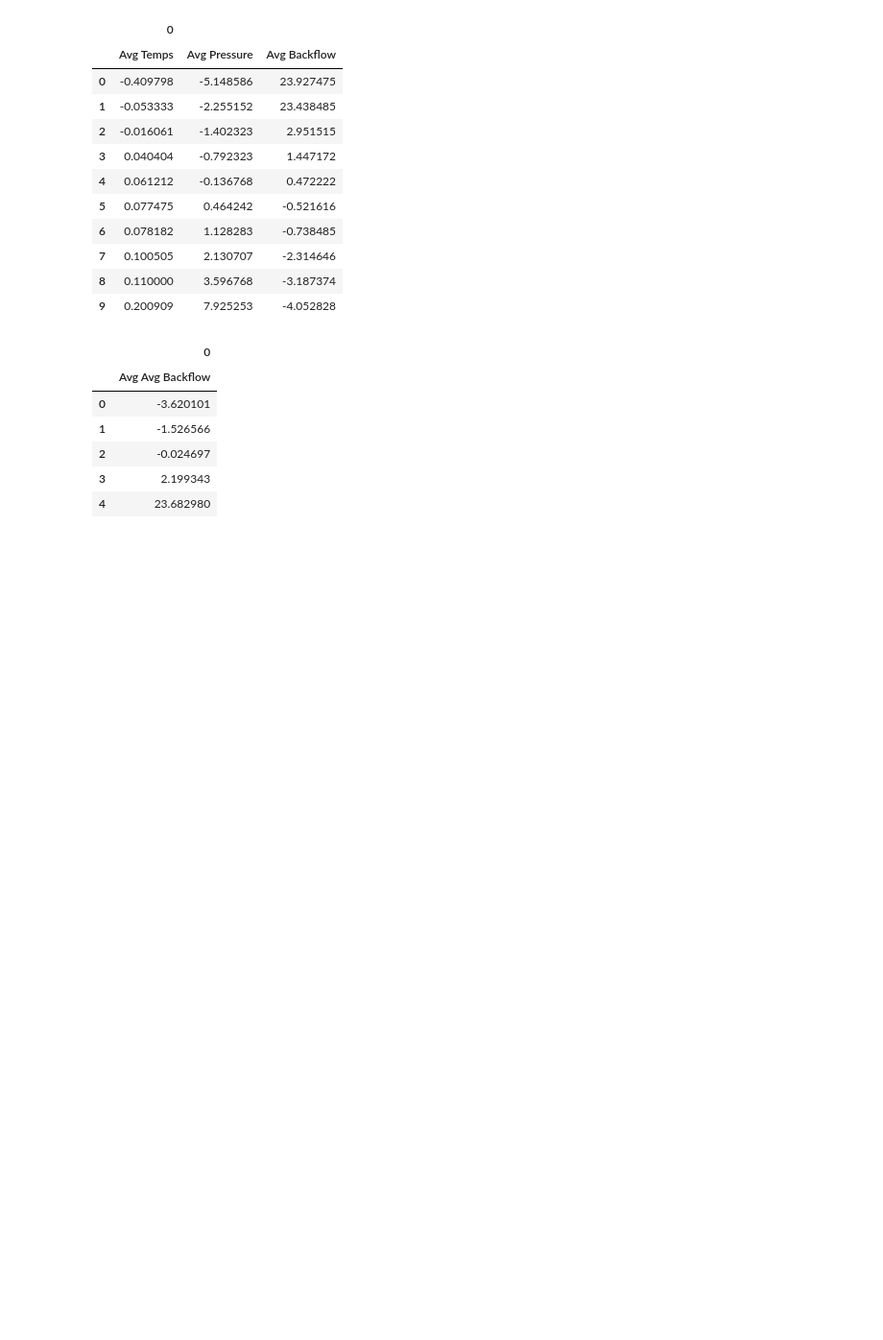
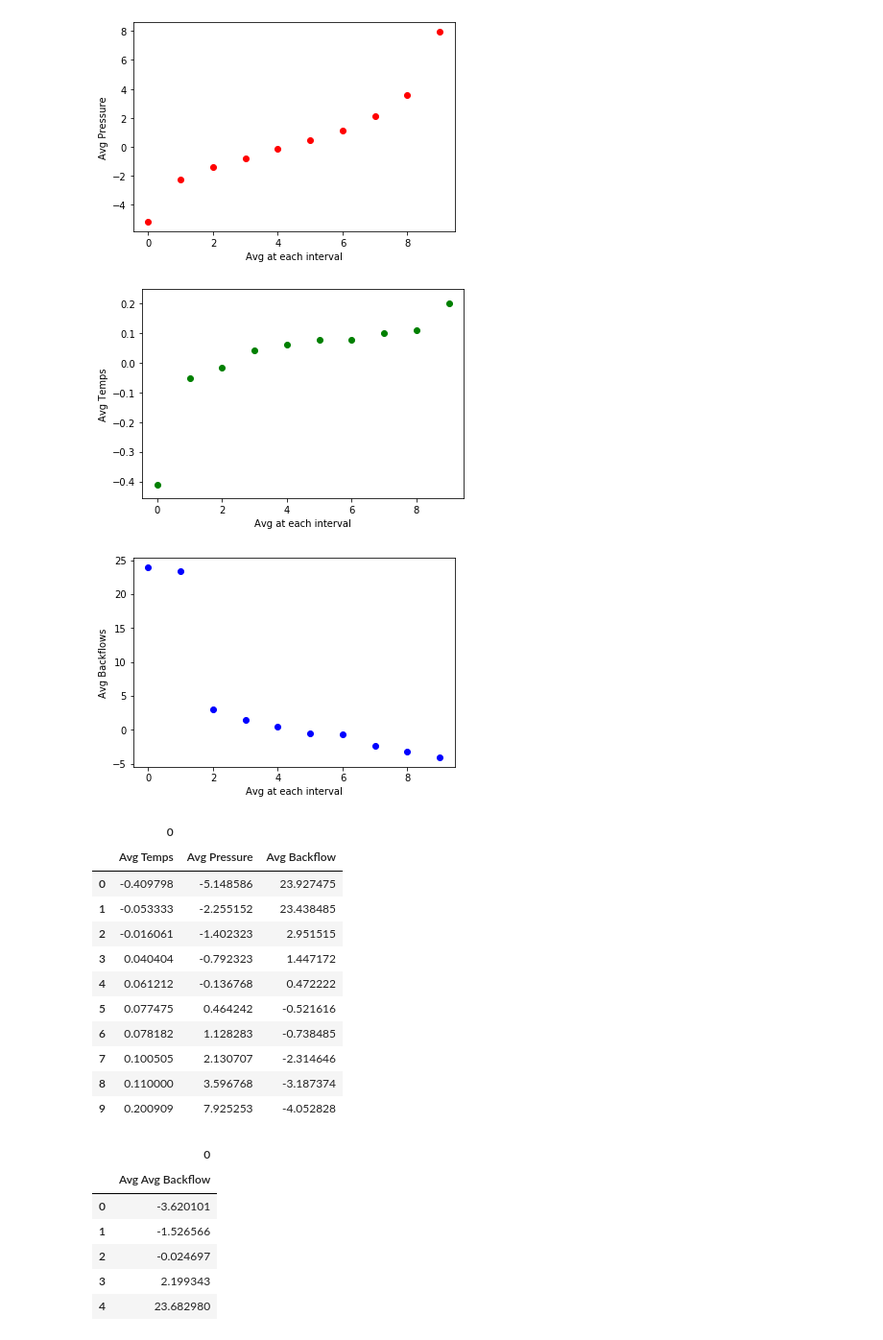
Before and after one commit to nnmax1/circlesquared, a Jupyter notebook: notebooks/temp_pressure_backflow.ipynb, the cells around one changed output. Shown: that part at 96% size. Cells and saved outputs as stored; diff of their text form; code cells hidden in the pictures; blank space fills up the shorter version.

Commit message:
replicate  excel data

```diff
--- a/notebooks/temp_pressure_backflow.ipynb
+++ b/notebooks/temp_pressure_backflow.ipynb
@@ -84,13 +84,17 @@ def scatterPlotData(data, label, color):
 # %%
 # get avg data for each 100 rows
 
 avgtemps = getAvgData(df['Temp'], 99, isAscending=True)
 avgpressure = getAvgData(df['Pressure'], 99, isAscending=True)
 avgbackflows = getAvgData(df['Backflow'], 99, isAscending=False)
 
-#scatterPlotData(avgpressure, "Avg Pressure", 'r')
-#scatterPlotData(avgtemps, "Avg Temps", 'g')
-#scatterPlotData(avgbackflows, "Avg Backflows", 'b')
+scatterPlotData(avgpressure, "Avg Pressure", 'r')
+scatterPlotData(avgtemps, "Avg Temps", 'g')
+scatterPlotData(avgbackflows, "Avg Backflows", 'b')
+# %% [output]
+[figure, added]
+[figure, added]
+[figure, added]
 # %%
 dfconcat = pd.concat([avgtemps, avgpressure, avgbackflows],axis='columns', keys=['Avg Temps', 'Avg Pressure', 'Avg Backflow'])
 df_data = dfconcat.swaplevel(axis='columns')
```
Also changed, not shown: parts of 3 cells of this notebook.
